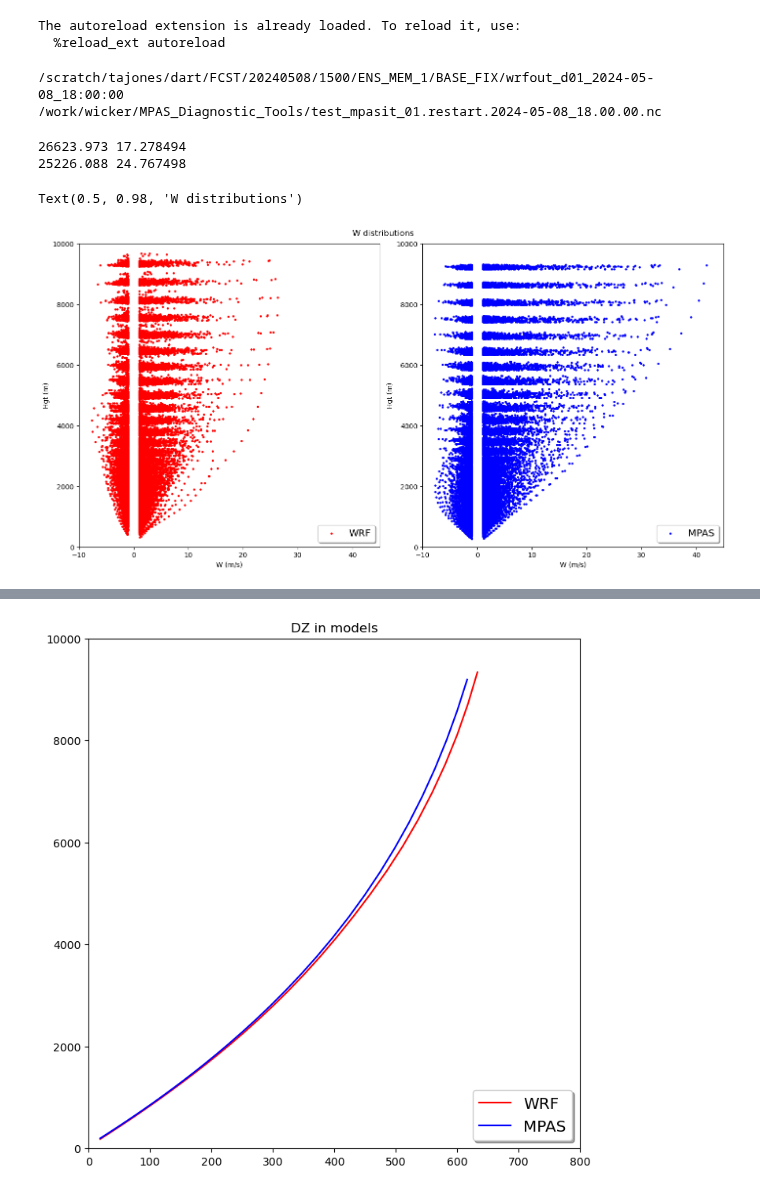
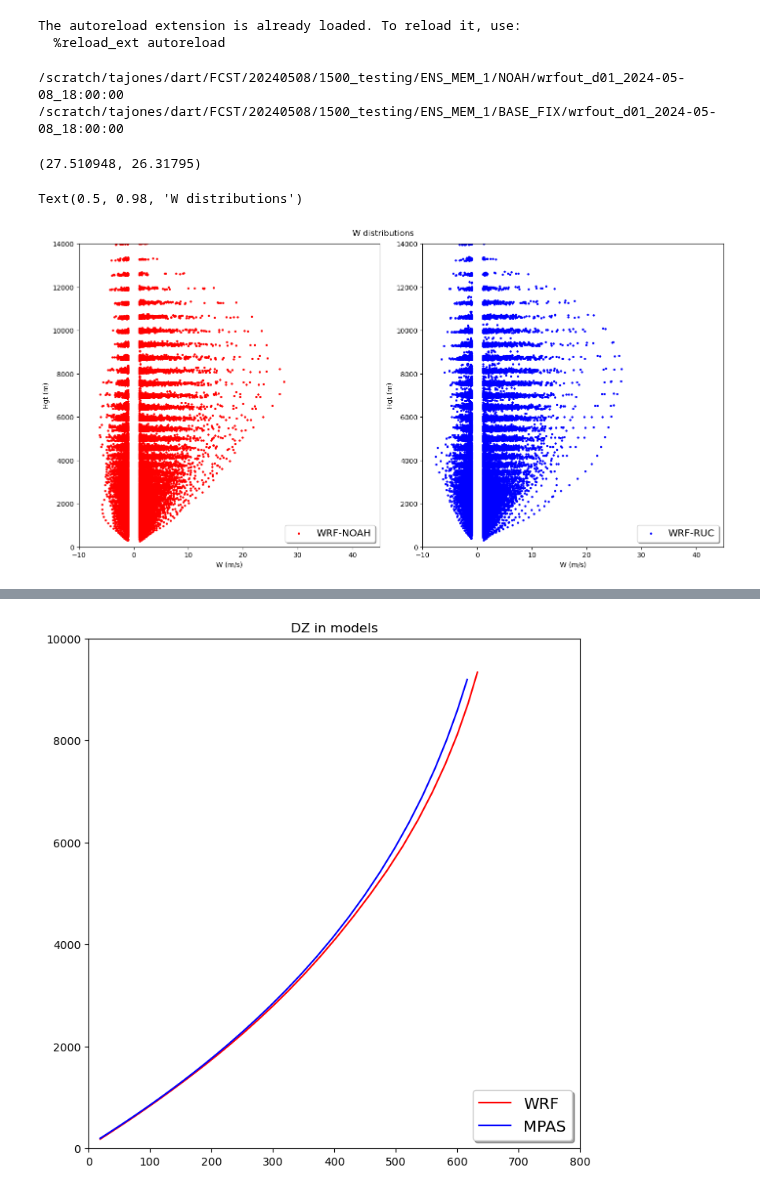
Before and after one commit to louiswicker/CAM_analysis_tools, a Jupyter notebook: real_cases/plot_WRF_History.ipynb, the cells around one changed output, grey strips where cells are left out. Drawn from its saved outputs; the diff is of its cells as text; code cells hidden in the pictures.

Commit message:
Added some code to plot summary files...

```diff
--- a/real_cases/plot_WRF_History.ipynb
+++ b/real_cases/plot_WRF_History.ipynb
@@ -47,63 +47,65 @@ def read_wrf(run_dir, pattern, model_type='wrf'):
     print(os.path.join(run_dir,pattern))
     ds   = xr.open_dataset(os.path.join(run_dir,pattern))
 
-    if model_type == 'wrf':
+    if model_type == 'wrf' or model_type == 'mpas2':
         w    = ds.W.values
         u    = ds.U.values
         v    = ds.V.values
         z    = (ds.PH.values + ds.PHB.values) / 9.806
-
+        t2   = ds.T2.values
     else:
         w    = ds.w.values
         u    = ds.uReconstructZonal.values
         v    = ds.uReconstructMeridional.values
         z    = ds.zgrid.values
+        t2   = ds.t2m.values
 
-    return u,v,w, z
+    return u,v,w, t2, z
 # %%
-
-u0, v0, w0, z0 = read_wrf('/scratch/tajones/dart/FCST/20240508/1500/ENS_MEM_1/BASE_FIX', 'wrfout_d01_2024-05-08_18:00:00', 'wrf')
-u1, v1, w1, z1 = read_wrf('/work/wicker/MPAS_Diagnostic_Tools', 'test_mpasit_01.restart.2024-05-08_18.00.00.nc', 'mpas')
+u0, v0, w0, t0, z0 = read_wrf('/scratch/tajones/dart/FCST/20240508/1500_testing/ENS_MEM_1/NOAH', 'wrfout_d01_2024-05-08_18:00:00', 'wrf')
+u1, v1, w1, t1, z1 = read_wrf('/scratch/tajones/dart/FCST/20240508/1500_testing/ENS_MEM_1/BASE_FIX', 'wrfout_d01_2024-05-08_18:00:00', 'wrf')
+#u0, v0, w0, t0, z0 = read_wrf('/scratch/tajones/dart/FCST/20240508/1500/ENS_MEM_1/', 'wrfout_d01_2024-05-08_18:00:00', 'wrf')
+# u1, v1, w1, t1, z1 = read_wrf('/work/wicker/MPAS_Diagnostic_Tools', 'cntl_mpasit_01.restart.2024-05-08_18.00.00.nc', 'mpas')
+#u1, v1, w1, t1, z1 = read_wrf('/scratch/ywang/MPAS/intel/run_test2/FCST/20240508/1800/ENS_MEM_01', 'wrfwof_d01_2024-05-08_18:05:00', 'mpas2')
 # %% [output]
-/scratch/tajones/dart/FCST/20240508/1500/ENS_MEM_1/BASE_FIX/wrfout_d01_2024-05-08_18:00:00
-/work/wicker/MPAS_Diagnostic_Tools/test_mpasit_01.restart.2024-05-08_18.00.00.nc
+/scratch/tajones/dart/FCST/20240508/1500_testing/ENS_MEM_1/NOAH/wrfout_d01_2024-05-08_18:00:00
+/scratch/tajones/dart/FCST/20240508/1500_testing/ENS_MEM_1/BASE_FIX/wrfout_d01_2024-05-08_18:00:00
-# %%
-print(z0.max(), z0.min())
-print(z1.max(), z1.min())
-# %% [output]
-26623.973 17.278494
-25226.088 24.767498
+# %%
+w0.max(), w1.max()
+# %% [output]
+(27.510948, 26.31795)
 # %%
 fig, ax = plt.subplots(1,2, constrained_layout=True,figsize=(14,7))
 
-wmin = 1.0
+wmin = 1.
 
-w0_data = w0[0,0:40, 10:290, 10:290].flatten()
-z0_data = z0[0,0:40, 10:290, 10:290].flatten()
-w1_data = w1[0,0:40, 10:290, 10:290].flatten()
-z1_data = z1[0,0:40, 10:290, 10:290].flatten()
+w0_data = w0[0,0:50, 10:290, 10:290].flatten()
+z0_data = z0[0,0:50, 10:290, 10:290].flatten()
+w1_data = w1[0,0:50, 10:290, 10:290].flatten()
+z1_data = z1[0,0:50, 10:290, 10:290].flatten()
 
 w0_min = w0_data[np.abs(w0_data) >= wmin]
 z0_min = z0_data[np.abs(w0_data) >= wmin]
 w1_min = w1_data[np.abs(w1_data) >= wmin]
 z1_min = z1_data[np.abs(w1_data) >= wmin]
 
-ax[0].scatter(w0_min, z0_min, s=5, color='r', label='WRF')
+ax[0].scatter(w0_min, z0_min, s=5, color='r', label='WRF-NOAH')
 legend = ax[0].legend(loc='lower right', shadow=True, fontsize='x-large')
 
 
-ax[1].scatter(w1_min, z1_min, s=5, color='b', label='MPAS')
+ax[1].scatter(w1_min, z1_min, s=5, color='b', label='WRF-RUC')
 legend = ax[1].legend(loc='lower right', shadow=True, fontsize='x-large')
+
 ax[0].set_xlim(-10,45.)
-ax[0].set_ylim(0,10000)
+ax[0].set_ylim(0,14000)
 ax[0].set_xlabel('W (m/s)')
 ax[0].set_ylabel('Hgt (m)')
 ax[1].set_xlim(-10,45.)
-ax[1].set_ylim(0,10000)
+ax[1].set_ylim(0,14000)
 ax[1].set_xlabel('W (m/s)')
 ax[1].set_ylabel('Hgt (m)');
 
 fig.suptitle('W distributions')
 # %% [output]
 Text(0.5, 0.98, 'W distributions')
-[figure, old version]
+[figure, new version]
```
Also changed, not shown: parts of 2 cells of this notebook, 2 other files.
